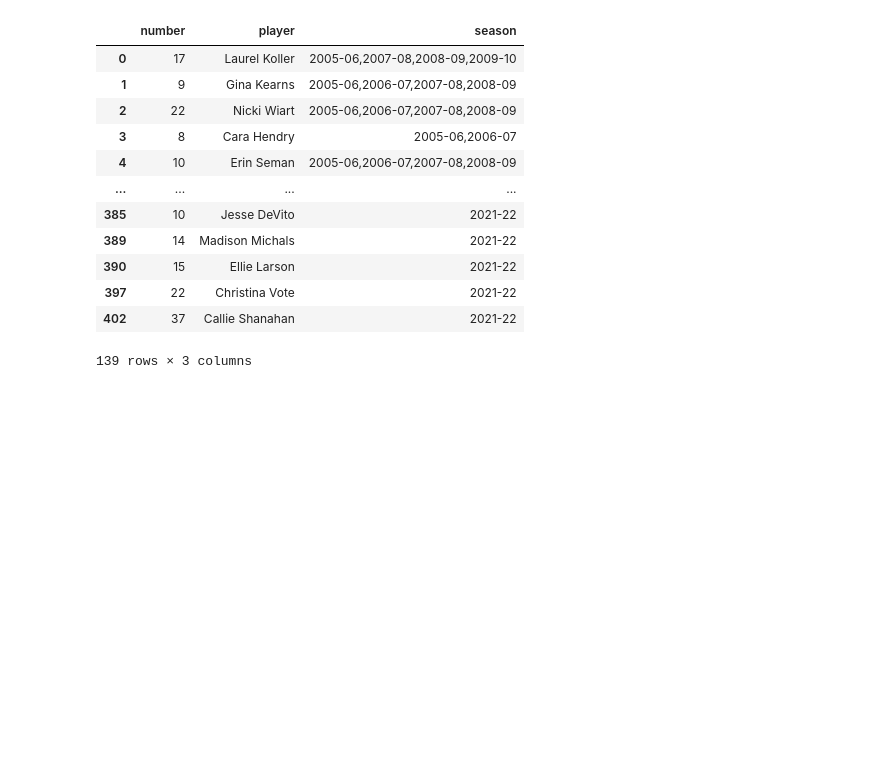
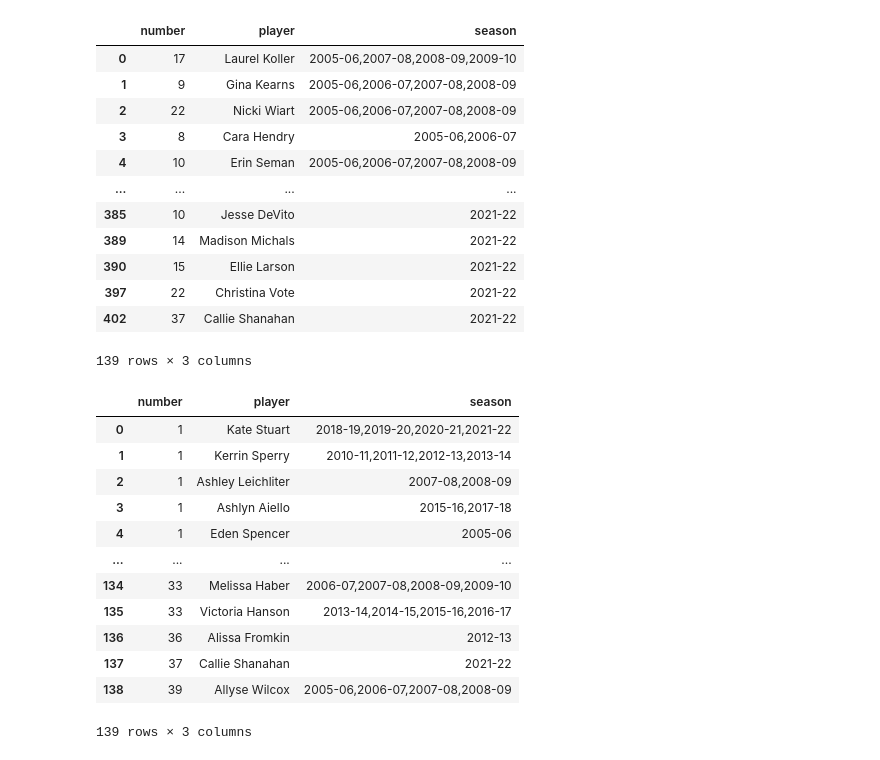
Before and after one commit to redsoxfan2194/buhockeystats, a Jupyter notebook: BU Women's Record Book.ipynb, the cells around one changed output. Cells and saved outputs as stored; diff of their text form; code cells hidden in the pictures; blank space fills up the shorter version.

Commit message:
add womens career stats

```diff
--- a/BU Women's Record Book.ipynb
+++ b/BU Women's Record Book.ipynb
@@ -453,3 +453,19 @@ with open(fileName, 'r', encoding='utf-8') as f:
                     'season':col[-1]}
         jerseyList.append(jerseyDict)
 dfJerseyWomens=pd.DataFrame(jerseyList)
+# %%
+dfJerseyWomens
+# %% [output]
+|  | number | player | season |
+| 0 | 1 | Kate Stuart | 2018-19,2019-20,2020-21,2021-22 |
+| 1 | 1 | Kerrin Sperry | 2010-11,2011-12,2012-13,2013-14 |
+| 2 | 1 | Ashley Leichliter | 2007-08,2008-09 |
+| 3 | 1 | Ashlyn Aiello | 2015-16,2017-18 |
+| 4 | 1 | Eden Spencer | 2005-06 |
+| ... | ... | ... | ... |
+| 134 | 33 | Melissa Haber | 2006-07,2007-08,2008-09,2009-10 |
+| 135 | 33 | Victoria Hanson | 2013-14,2014-15,2015-16,2016-17 |
+| 136 | 36 | Alissa Fromkin | 2012-13 |
+| 137 | 37 | Callie Shanahan | 2021-22 |
+| 138 | 39 | Allyse Wilcox | 2005-06,2006-07,2007-08,2008-09 |
+139 rows × 3 columns
```
Also changed, not shown: parts of 17 cells of this notebook, 4 other files.
